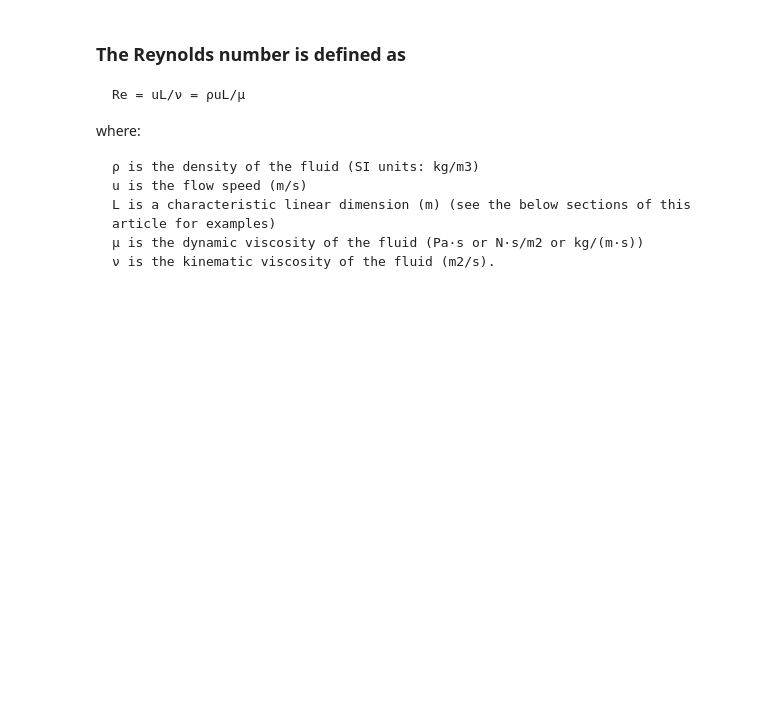
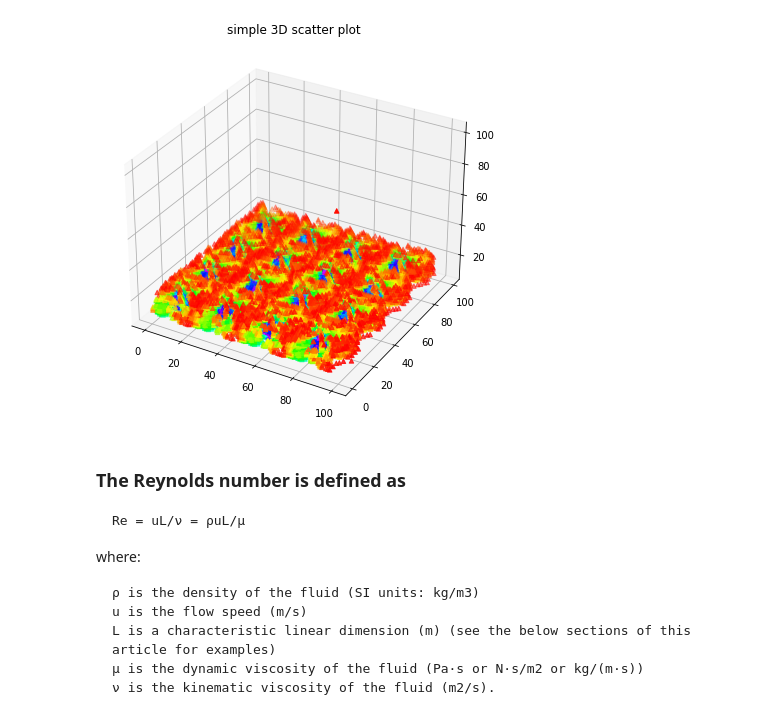
Before and after one commit to tjschweitzer/FDS2PreUnity, a Jupyter notebook: windODENotebook.ipynb, the cells around one changed output. Saved outputs shown, nothing was run; the diff lists cells and outputs as text; code cells hidden in the pictures; blank space fills up the shorter version.

```diff
--- a/windODENotebook.ipynb
+++ b/windODENotebook.ipynb
@@ -520,3 +522,18 @@ x 18.93112082107975 -  y 20.343478439256096 - z 2.1996326913127953 -  RE 0.0
+# %%
+
+# Creating figure
+fig = plt.figure(figsize = (10, 7))
+ax = plt.axes(projection ="3d")
+ax.scatter3D(x_f, y_f, z_f,
+                    c = cvals,
+                    cmap = my_cmap,
+                    marker ='^')
+plt.title("simple 3D scatter plot")
+
+# show plot
+plt.show()
+# %% [output]
+[figure, added]
 # %% [markdown]
 ### The Reynolds number is defined as
 
```
Also changed, not shown: parts of 6 cells of this notebook, 1 other file.
